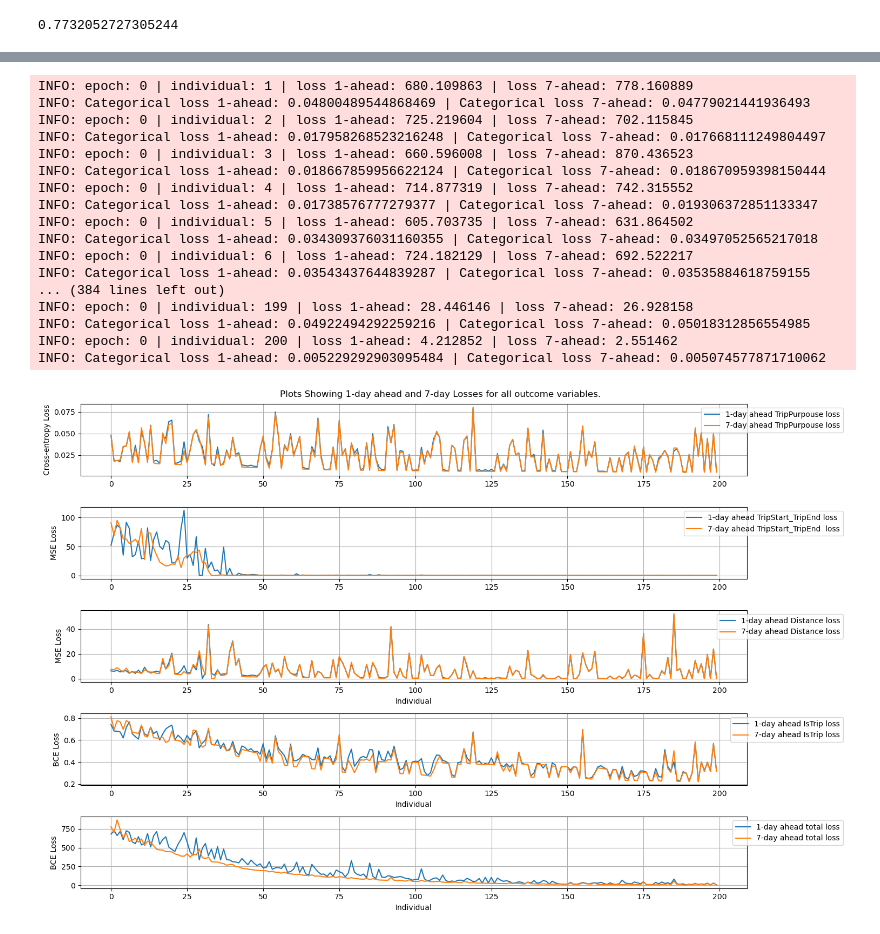
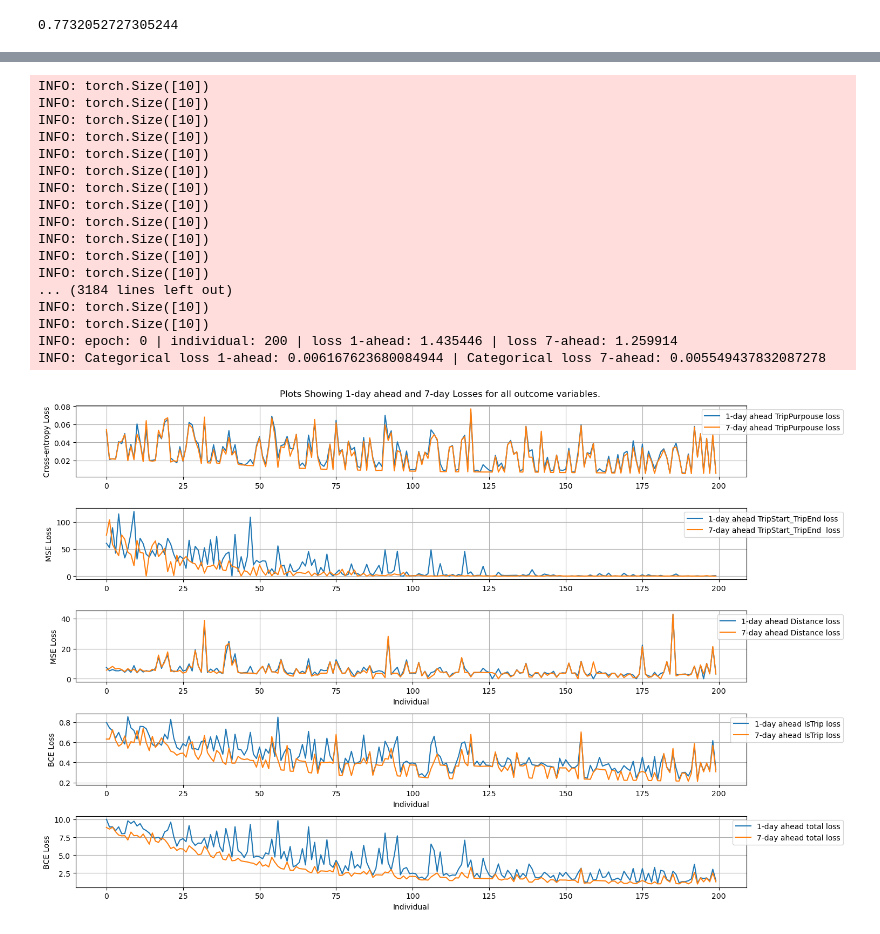
Before and after one commit to andriysinclair/GANS4MOBILITY, a Jupyter notebook: before_duration.ipynb, the cells around one changed output, grey strips where cells are left out. Cells and saved outputs as stored; diff of their text form; code cells hidden in the pictures.

Commit message:
ALL WORKING, but: - homogenous trips - I have added vehicle mileage. - predicting ones for my categorical
NOW I WILL EMBARK ON GUMBEL SOFTMAX ADVENTURE

```diff
--- a/before_duration.ipynb
+++ b/before_duration.ipynb
@@ -69,7 +71,8 @@ features_numerical = ["TravelYear", "ParkWk_B01ID", "OftHome_B01ID", "WkLift_B01
                     "HHoldStruct_B02ID",
                     "HRPWorkStat_B02ID",
                     "WkMode_B01ID",
-                    "WkPlace_B01ID"]
+                    "WkPlace_B01ID",
+                    "VehAnMileage"]
 features_cyclical = ["TWSMonth", "TravelWeekDay_B01ID"]
 
 features = features_one_hot + features_numerical + features_cyclical
@@ -600,7 +613,7 @@ tensor([[ 1,  3, 23,  0,  0,  0,  0,  0,  0,  0]], device='cuda:0')
 ### Creating the RNN
 # %%
 # Defining parameters
-INPUT_SIZE = 84     # Total number of features
+INPUT_SIZE = 85     # Total number of features
 HIDDEN_SIZE = 9
 NUM_LAYERS = 1
 OUTPUT_SIZE_TS_TE = 20    # Outsize of TripStart and TripEnd
@@ -695,8 +708,11 @@ class RNNmodel(nn.Module):
 
         # Applying sgmoid to get the loss mask
         y_bin_hat_sgmoid = F.sigmoid(y_bin_pred)
-        y_bin_hat_sgmoid = (y_bin_hat_sgmoid > 0.5).float()
-        y_mask = y_bin_hat_sgmoid.unsqueeze(1)
+
+        # Making a probabilistic rather than deterministic mask
+        y_mask = torch.bernoulli(y_bin_hat_sgmoid).unsqueeze(1)
+        #y_bin_hat_sgmoid = (y_bin_hat_sgmoid > 0.5).float()
+        #y_mask = y_bin_hat_sgmoid.unsqueeze(1)
 
 
         # Adding softplus to ensure monotonicity in start and end time
@@ -823,8 +844,13 @@ epochs = 1
 seq_length = 7
 i_to_loop = 200
 
-c1_penalty_weight = 5
-c2_penalty_weight = 5
+c1_penalty_weight = 0.05
+c2_penalty_weight = 0
+
+ts_te_loss_weight = 0.001
+purpouse_loss_weight = 4
+distance_loss_weight = 0.001
+istrip_loss_weight = 4
 
 make_travel_diaries = True
 complete_travel_diaries = {}
@@ -891,6 +917,8 @@ for epochi in range(epochs):
             y_ts_te_pred_1, y_distance_pred_1, y_purpouse_pred_1, y_istrip_pred_1, y_mask_1 = rnn_model.forward(sliding_input)
 
             categorical_prediction = torch.argmax(y_purpouse_pred_1, dim=-1)
+            #categorical_prediction = F.gumbel_softmax(y_purpouse_pred_1, tau=1.0, hard=True)
+            logging.info(categorical_prediction.shape)
 
             y_ts_te_true, y_distance_true, y_purpouse_true, y_istrip_true = y_ts_te[individual_i,i,:].reshape(1,1,-1), y_distance[individual_i,i,:].reshape(1,1,-1), y_purpouse[individual_i,i,:].reshape(-1), y_istrip[individual_i,i,:].reshape(-1)
 
@@ -898,6 +926,8 @@ for epochi in range(epochs):
 
             y_ts_te_pred_7, y_distance_pred_7, y_purpouse_pred_7, y_istrip_pred_7, y_mask_7 = rnn_model.forward(sliding_input7)
             categorical_prediction7 = torch.argmax(y_purpouse_pred_7, dim=-1)
+            #categorical_prediction7 = F.gumbel_softmax(y_purpouse_pred_7, tau=1.0, hard=True)
+            logging.info(categorical_prediction7.shape)
 
             logging.debug("Predictions pre transform")
             logging.debug(y_ts_te_pred_7.shape)
@@ -950,16 +980,16 @@ for epochi in range(epochs):
             '''
             '''
             if make_travel_diaries:
-                outcome_pred_7_complete = torch.cat([ (y_ts_te_pred_7 * y_mask_7.repeat_interleave(2)).reshape(1,1,-1),
-                            (y_distance_pred_7 * y_mask_7.reshape(-1)        ).reshape(1,1,-1),
-                            (categorical_prediction7 * y_mask_7.reshape(-1)     ).reshape(1,1,-1),
+                outcome_pred_7_complete = torch.cat([ (y_ts_te_pred_7).reshape(1,1,-1),
+                            (y_distance_pred_7).reshape(1,1,-1),
+                            (categorical_prediction7).reshape(1,1,-1),
                             y_mask_7.reshape(1,1,-1)], dim=2).detach()
 
             '''
             if make_travel_diaries:
-                outcome_pred_7_complete = torch.cat([ (y_ts_te_pred_7).reshape(1,1,-1),
-                            (y_distance_pred_7).reshape(1,1,-1),
-                            (categorical_prediction7).reshape(1,1,-1),
+                outcome_pred_7_complete = torch.cat([ (y_ts_te_pred_7 * y_mask_7.repeat_interleave(2)).reshape(1,1,-1),
+                            (y_distance_pred_7 * y_mask_7.reshape(-1)        ).reshape(1,1,-1),
+                            (categorical_prediction7 * y_mask_7.reshape(-1)     ).reshape(1,1,-1),
                             y_mask_7.reshape(1,1,-1)], dim=2).detach()
 
                 #logging.info(outcome_pred_7_complete.shape)
@@ -1012,7 +1042,7 @@ for epochi in range(epochs):
             logging.debug(f"y_istrip_true: {y_istrip_true}")
             logging.debug(f"BCE Loss: {istrip_loss1.item()}")
 
-            combined_loss1 = ts_te_loss1 + distance_loss1 + purpouse_loss1 + istrip_loss1 + c1_penalty_weight*ts_te_penalty_above_11 + c2_penalty_weight*max_distance_penalty1
+            combined_loss1 = ts_te_loss_weight*ts_te_loss1 + distance_loss_weight*distance_loss1 + purpouse_loss_weight*purpouse_loss1 + istrip_loss_weight*istrip_loss1 + c1_penalty_weight*ts_te_penalty_above_11 + c2_penalty_weight*max_distance_penalty1
 
             # Compute MSE and CE loss for one-day-ahead of the week
 
@@ -1033,7 +1063,7 @@ for epochi in range(epochs):
 
             istrip_loss7 = bce_loss(y_istrip_pred_7, y_istrip_true)
 
-            combined_loss7 = ts_te_loss7 + distance_loss7 + purpouse_loss7 + istrip_loss7 + c1_penalty_weight*ts_te_penalty_above_17 + c2_penalty_weight*max_distance_penalty7
+            combined_loss7 = ts_te_loss_weight*ts_te_loss7 + distance_loss_weight*distance_loss7 + purpouse_loss_weight*purpouse_loss7 + istrip_loss_weight*istrip_loss7 + c1_penalty_weight*ts_te_penalty_above_17 + c2_penalty_weight*max_distance_penalty7
 
             optimizer.zero_grad()
             combined_loss7.backward()
@@ -1112,51 +1142,51 @@ plt.xlabel("Individual")
 plt.ylabel("MSE Loss")
 plt.grid()
 plt.legend(loc="upper right", bbox_to_anchor=(1.15, 1))
 
 # Plot 3: 7-day MSE Losses
 plt.subplot(5, 1, 4)
 plt.plot(x_vals, istrip_loss_for_i_1, label="1-day ahead IsTrip loss")
 plt.plot(x_vals, istrip_loss_for_i_7, label="7-day ahead IsTrip loss")
 plt.xlabel("Individual")
 plt.ylabel("BCE Loss")
 plt.grid()
 plt.legend(loc="upper right", bbox_to_anchor=(1.15, 1))
 
 # Plot 3: 7-day MSE Losses
 plt.subplot(5, 1, 5)
 plt.plot(x_vals, total_loss_1, label="1-day ahead total loss")
 plt.plot(x_vals, total_loss_7, label="7-day ahead total loss")
 plt.xlabel("Individual")
 plt.ylabel("BCE Loss")
 plt.grid()
 plt.legend(loc="upper right", bbox_to_anchor=(1.15, 1))
 
 plt.tight_layout()
 
 # Save plot as PDF
 plt.savefig("/home/trapfishscott/Cambridge24.25/D200_ML_econ/ProblemSets/Project/data/loss_plot.pdf", format="pdf", dpi=300, bbox_inches="tight")
 
 
 plt.show()
 # %% [output]
-INFO: epoch: 0 | individual: 1 | loss 1-ahead: 680.109863 | loss 7-ahead: 778.160889
-INFO: Categorical loss 1-ahead: 0.04800489544868469 | Categorical loss 7-ahead: 0.04779021441936493
-INFO: epoch: 0 | individual: 2 | loss 1-ahead: 725.219604 | loss 7-ahead: 702.115845
-INFO: Categorical loss 1-ahead: 0.017958268523216248 | Categorical loss 7-ahead: 0.017668111249804497
-INFO: epoch: 0 | individual: 3 | loss 1-ahead: 660.596008 | loss 7-ahead: 870.436523
-INFO: Categorical loss 1-ahead: 0.018667859956622124 | Categorical loss 7-ahead: 0.018670959398150444
-INFO: epoch: 0 | individual: 4 | loss 1-ahead: 714.877319 | loss 7-ahead: 742.315552
-INFO: Categorical loss 1-ahead: 0.01738576777279377 | Categorical loss 7-ahead: 0.019306372851133347
-INFO: epoch: 0 | individual: 5 | loss 1-ahead: 605.703735 | loss 7-ahead: 631.864502
-INFO: Categorical loss 1-ahead: 0.034309376031160355 | Categorical loss 7-ahead: 0.03497052565217018
-INFO: epoch: 0 | individual: 6 | loss 1-ahead: 724.182129 | loss 7-ahead: 692.522217
-INFO: Categorical loss 1-ahead: 0.03543437644839287 | Categorical loss 7-ahead: 0.03535884618759155
-... (384 lines left out)
-INFO: epoch: 0 | individual: 199 | loss 1-ahead: 28.446146 | loss 7-ahead: 26.928158
-INFO: Categorical loss 1-ahead: 0.04922494292259216 | Categorical loss 7-ahead: 0.05018312856554985
-INFO: epoch: 0 | individual: 200 | loss 1-ahead: 4.212852 | loss 7-ahead: 2.551462
-INFO: Categorical loss 1-ahead: 0.005229292903095484 | Categorical loss 7-ahead: 0.005074577871710062
+INFO: torch.Size([10])
+INFO: torch.Size([10])
+INFO: torch.Size([10])
+INFO: torch.Size([10])
+INFO: torch.Size([10])
+INFO: torch.Size([10])
+INFO: torch.Size([10])
+INFO: torch.Size([10])
+INFO: torch.Size([10])
+INFO: torch.Size([10])
+INFO: torch.Size([10])
+INFO: torch.Size([10])
+... (3184 lines left out)
+INFO: torch.Size([10])
+INFO: torch.Size([10])
+INFO: epoch: 0 | individual: 200 | loss 1-ahead: 1.435446 | loss 7-ahead: 1.259914
+INFO: Categorical loss 1-ahead: 0.006167623680084944 | Categorical loss 7-ahead: 0.005549437832087278
-[figure, old version]
+[figure, new version]
 # %%
 dfs = pd.concat(complete_travel_diaries_dfs)
 # %%
```
Also changed, not shown: parts of 10 cells of this notebook, 1 other file.
